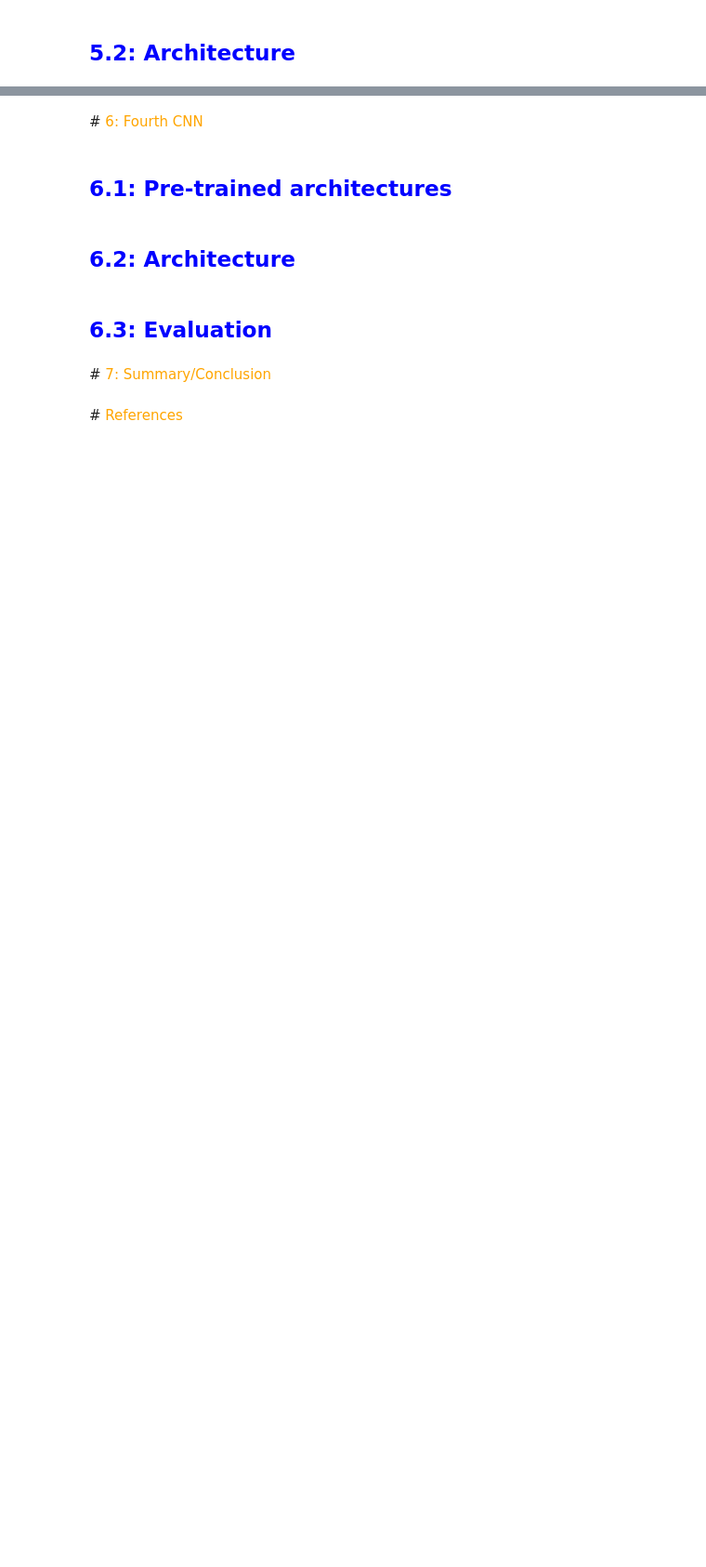
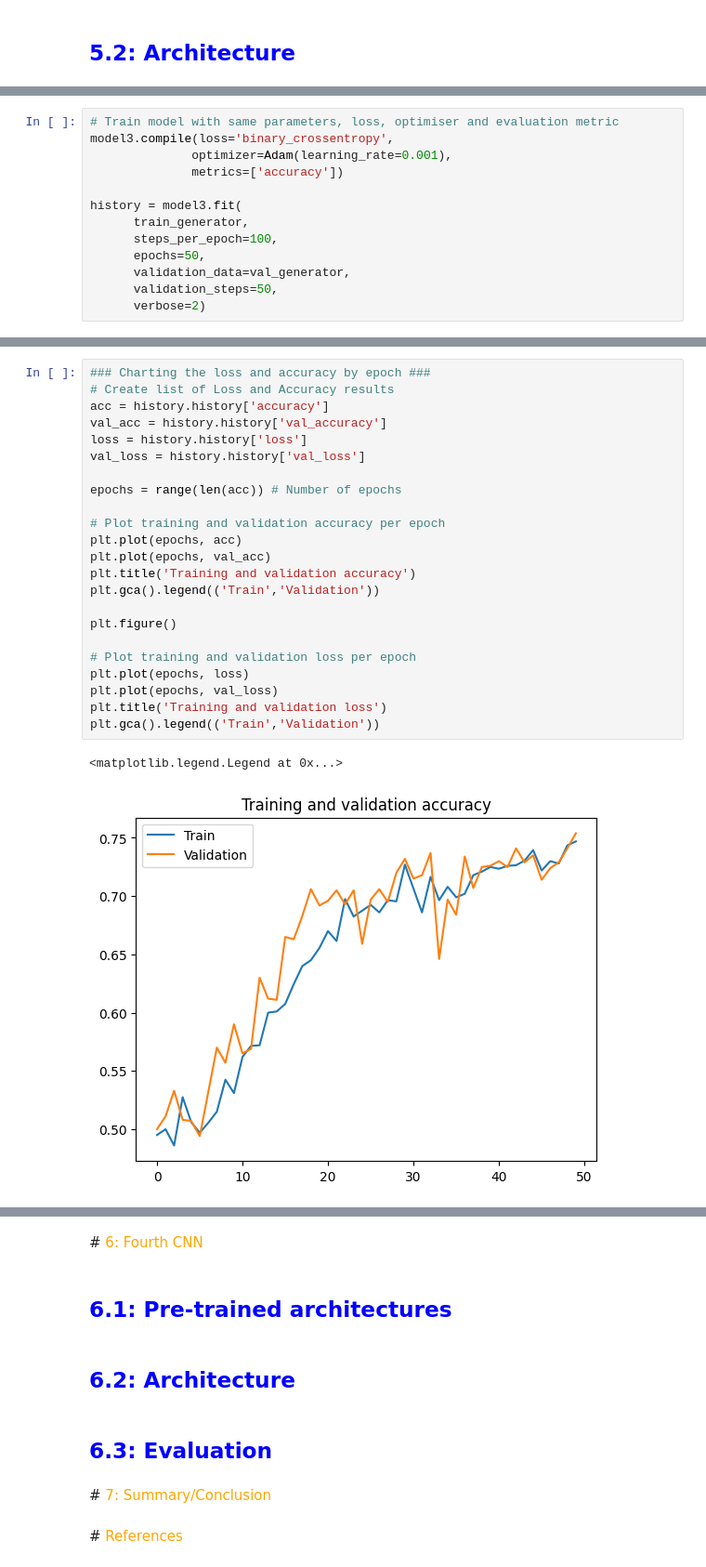
Before and after one commit to boxfather78/MLAI, a Jupyter notebook: 20230323_MLAI_Summative_Assessment_0_3.ipynb, the cells around one changed output, grey strips where cells are left out. Shown at 93% size. Cells and saved outputs as stored; diff of their text form; blank space fills up the shorter version.

```diff
--- a/20230323_MLAI_Summative_Assessment_0_3.ipynb
+++ b/20230323_MLAI_Summative_Assessment_0_3.ipynb
@@ -727,0 +846,13 @@ Once complete, I can look to improve this further by adjusting some of the hyper
+# %%
+# Train model with same parameters, loss, optimiser and evaluation metric
+model3.compile(loss='binary_crossentropy',
+              optimizer=Adam(learning_rate=0.001),
+              metrics=['accuracy'])
+
+history = model3.fit(
+      train_generator,
+      steps_per_epoch=100,
+      epochs=50,
+      validation_data=val_generator,
+      validation_steps=50,
+      verbose=2)
@@ -729,0 +881,26 @@ Once complete, I can look to improve this further by adjusting some of the hyper
+# %%
+### Charting the loss and accuracy by epoch ###
+# Create list of Loss and Accuracy results
+acc = history.history['accuracy']
+val_acc = history.history['val_accuracy']
+loss = history.history['loss']
+val_loss = history.history['val_loss']
+
+epochs = range(len(acc)) # Number of epochs
+
+# Plot training and validation accuracy per epoch
+plt.plot(epochs, acc)
+plt.plot(epochs, val_acc)
+plt.title('Training and validation accuracy')
+plt.gca().legend(('Train','Validation'))
+
+plt.figure()
+
+# Plot training and validation loss per epoch
+plt.plot(epochs, loss)
+plt.plot(epochs, val_loss)
+plt.title('Training and validation loss')
+plt.gca().legend(('Train','Validation'))
+# %% [output]
+<matplotlib.legend.Legend at 0x...>
+[figure, added]
```
Also changed, not shown: parts of 48 cells of this notebook.
